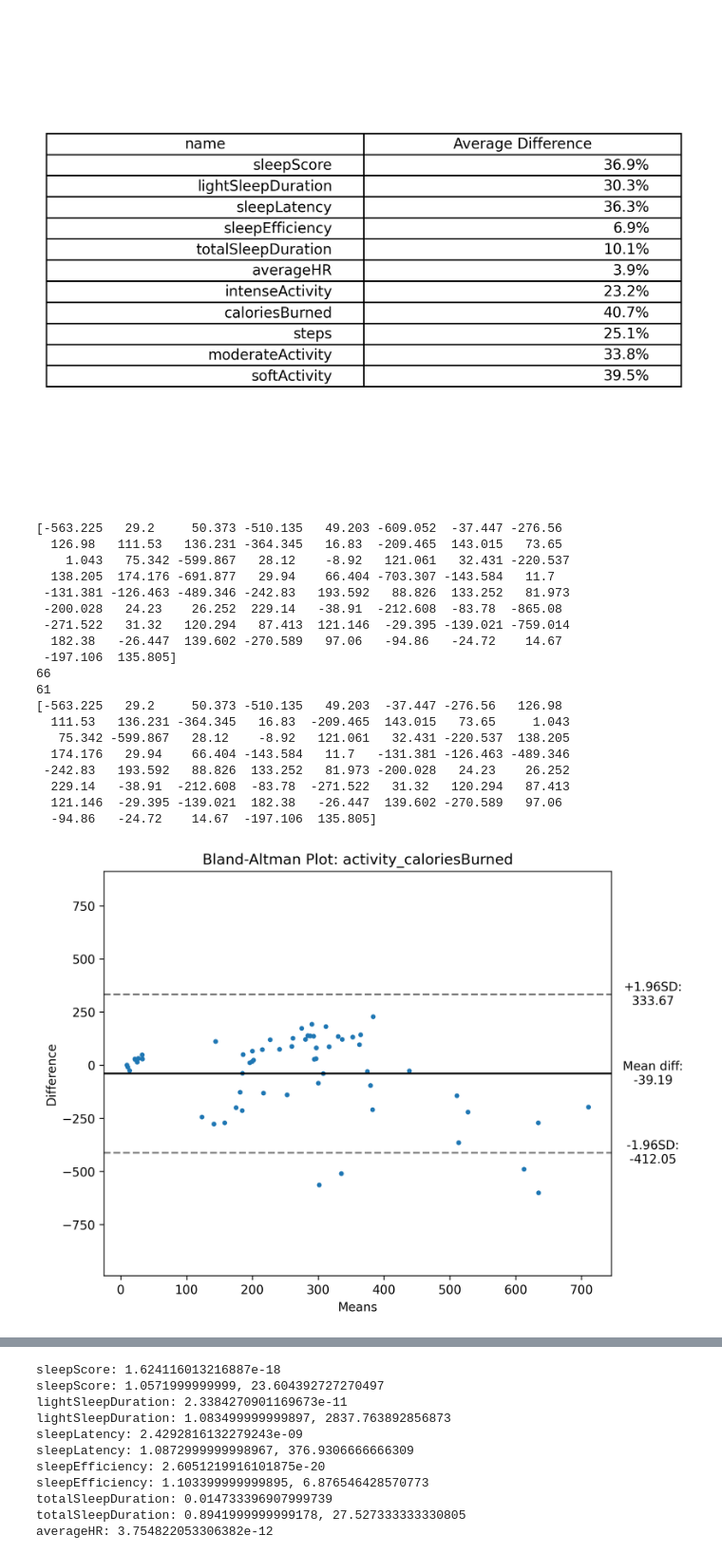
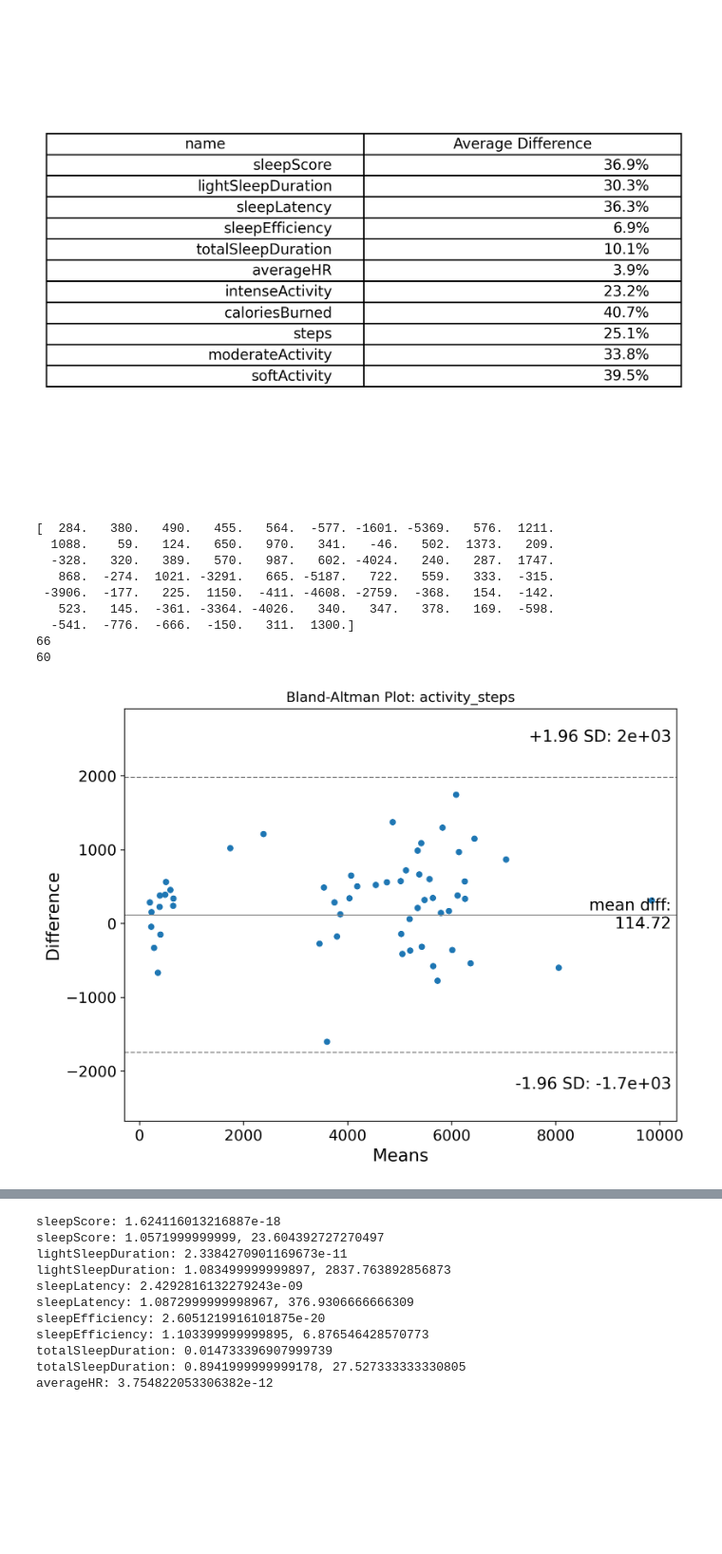
Before and after one commit to egorchern/OpenFitCompanionReport, a Jupyter notebook: src/analysis.ipynb, the cells around one changed output, grey strips where cells are left out. Shown: that part at 95% size. Saved outputs shown, nothing was run; the diff lists cells and outputs as text; code cells hidden in the pictures; blank space fills up the shorter version.

```diff
--- a/src/analysis.ipynb
+++ b/src/analysis.ipynb
@@ -13,7 +13,7 @@ np.set_printoptions(precision=4, suppress=True)
 # %%
 df = pd.read_csv("data.csv")
 type = "activity"
-property = "caloriesBurned"
+property = "steps"
 df.tail()
 # %% [output]
 |  | bedtimeStart | Date | bedtimeEnd | Type | Provider | sleepScore | date | lightSleepDuration | ... |
@@ -183,48 +183,38 @@ def bland_altman_plot(data1, data2, *args, **kwargs):
 # %%
 df_oura = df.loc[df["Type"] == f"{type}_Oura"]
 df_withings = df.loc[df["Type"] == f"{type}_Withings"]
 df_oura = df_oura[df_oura["date"].isin(df_withings["date"])]
 df_oura = df_oura[df_oura[property].notna()]
 df_withings = df_withings[df_withings["date"].isin(df_oura["date"])]
 df_withings = df_withings[df_withings[property].notna()]
 df_oura.set_index("date", inplace=True)
 df_withings.set_index("date", inplace=True)
 print(df_oura[property].values - df_withings[property].values)
 zscores = np.abs(zscore(resultActivity[resultActivity[property].notna()][property]))
 df_oura["zscores"] = zscores
 df_withings["zscores"] = zscores
 x = 0
 a = df_oura[df_oura["zscores"] <= zscoreOutlier][property].values
 print(len(df_withings))
 b = df_withings[df_withings["zscores"] <= zscoreOutlier][property].values
 print(len(b))
 f, ax = plt.subplots(1, figsize = (8, 6))
 plt.title(f"Bland-Altman Plot: {type}_{property}")
-# sm.graphics.mean_diff_plot(a, b, ax=ax)
-bland_altman_plot(a, b)
+sm.graphics.mean_diff_plot(a, b, ax=ax)
+# bland_altman_plot(a, b)
 plt.show()
 f.savefig("plot_noOutliers.pdf", bbox_inches='tight')
 # %% [output]
-[-563.225   29.2     50.373 -510.135   49.203 -609.052  -37.447 -276.56
-  126.98   111.53   136.231 -364.345   16.83  -209.465  143.015   73.65
-    1.043   75.342 -599.867   28.12    -8.92   121.061   32.431 -220.537
-  138.205  174.176 -691.877   29.94    66.404 -703.307 -143.584   11.7
- -131.381 -126.463 -489.346 -242.83   193.592   88.826  133.252   81.973
- -200.028   24.23    26.252  229.14   -38.91  -212.608  -83.78  -865.08
- -271.522   31.32   120.294   87.413  121.146  -29.395 -139.021 -759.014
-  182.38   -26.447  139.602 -270.589   97.06   -94.86   -24.72    14.67
- -197.106  135.805]
+[  284.   380.   490.   455.   564.  -577. -1601. -5369.   576.  1211.
+  1088.    59.   124.   650.   970.   341.   -46.   502.  1373.   209.
+  -328.   320.   389.   570.   987.   602. -4024.   240.   287.  1747.
+   868.  -274.  1021. -3291.   665. -5187.   722.   559.   333.  -315.
+ -3906.  -177.   225.  1150.  -411. -4608. -2759.  -368.   154.  -142.
+   523.   145.  -361. -3364. -4026.   340.   347.   378.   169.  -598.
+  -541.  -776.  -666.  -150.   311.  1300.]
 66
-61
-[-563.225   29.2     50.373 -510.135   49.203  -37.447 -276.56   126.98
-  111.53   136.231 -364.345   16.83  -209.465  143.015   73.65     1.043
-   75.342 -599.867   28.12    -8.92   121.061   32.431 -220.537  138.205
-  174.176   29.94    66.404 -143.584   11.7   -131.381 -126.463 -489.346
- -242.83   193.592   88.826  133.252   81.973 -200.028   24.23    26.252
-  229.14   -38.91  -212.608  -83.78  -271.522   31.32   120.294   87.413
-  121.146  -29.395 -139.021  182.38   -26.447  139.602 -270.589   97.06
-  -94.86   -24.72    14.67  -197.106  135.805]
+60
-[figure, old version]
+[figure, new version]
 # %%
 
 a = df_oura[property].values
```
Also changed, not shown: parts of 2 cells of this notebook, 8 other files.
